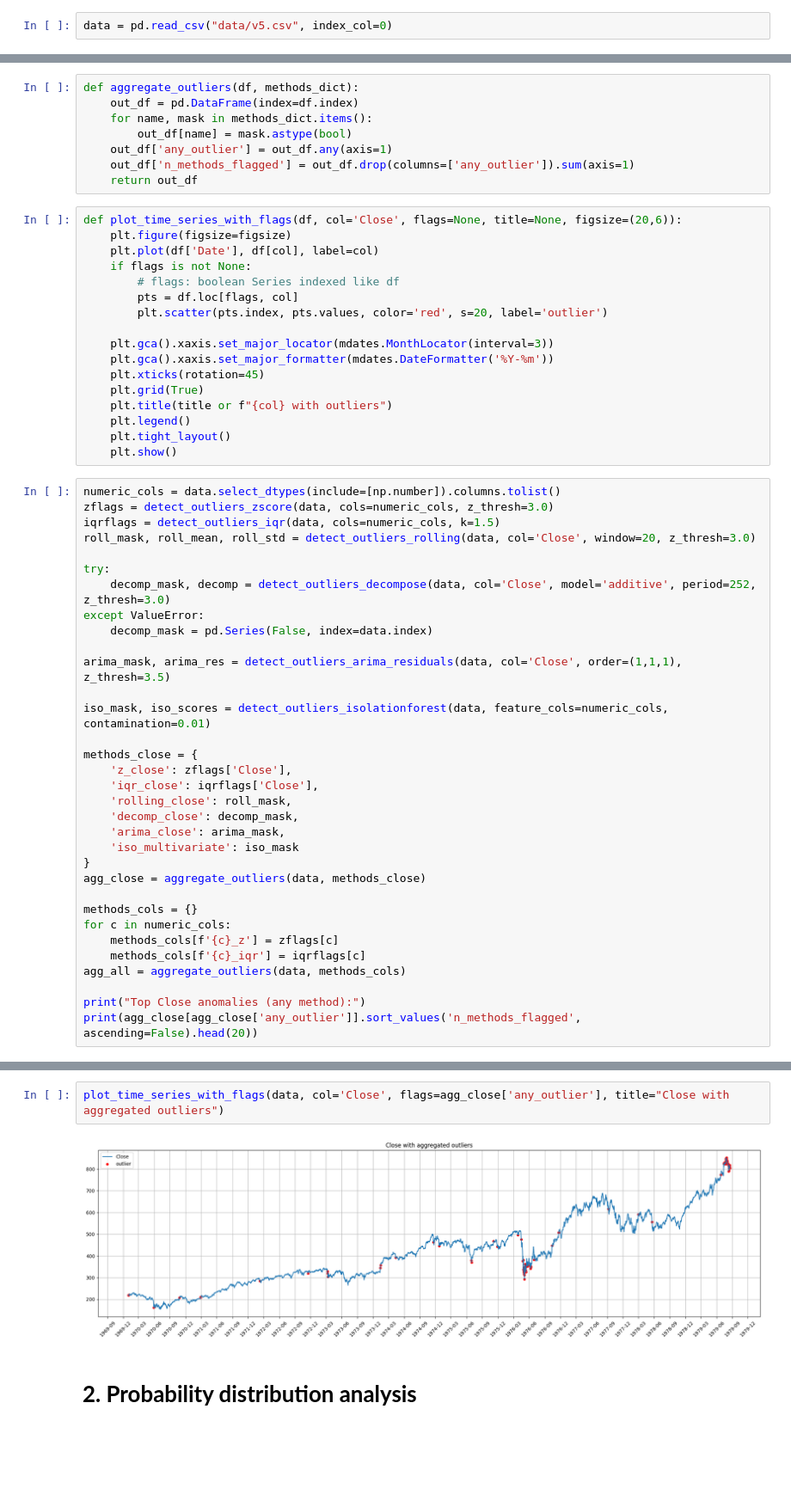
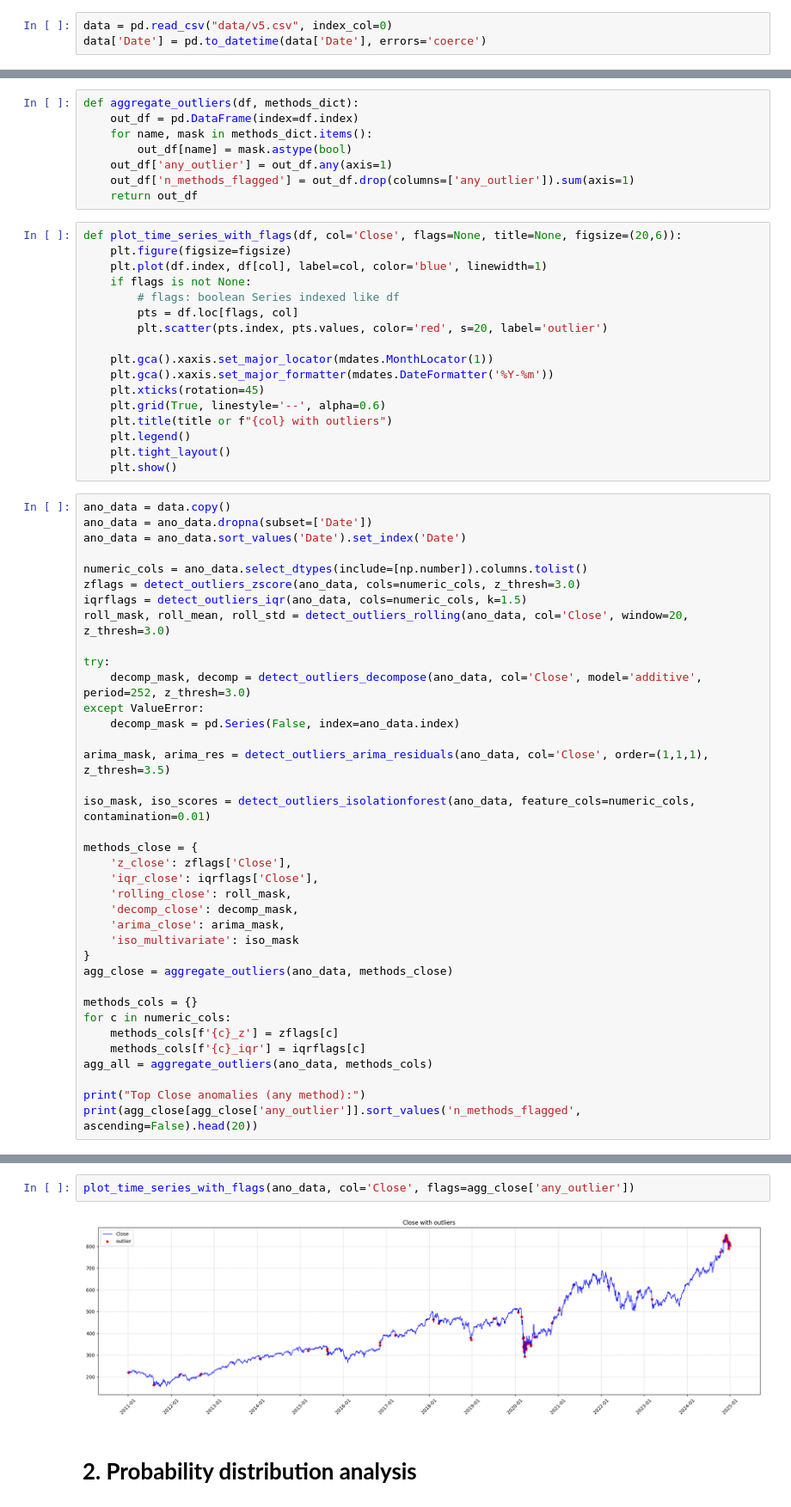
Before and after one commit to VictorNguyenLPN/sp500-dav, a Jupyter notebook: notebook_qhuy.ipynb, the cells around one changed output, grey strips where cells are left out. Shown at 86% size. Drawn from its saved outputs; the diff is of its cells as text; blank space fills up the shorter version.

Commit message:
complete 1.d. anomaly detection

```diff
--- a/notebook_qhuy.ipynb
+++ b/notebook_qhuy.ipynb
@@ -29,6 +29,7 @@ FIG_DIR = "fig"
 ## 0.2. Data downloading
 # %%
 data = pd.read_csv("data/v5.csv", index_col=0)
+data['Date'] = pd.to_datetime(data['Date'], errors='coerce')
 # %% [markdown]
 # **1. EDA**
 # %% [markdown]
@@ -415,34 +414,38 @@ def aggregate_outliers(df, methods_dict):
 # %%
 def plot_time_series_with_flags(df, col='Close', flags=None, title=None, figsize=(20,6)):
     plt.figure(figsize=figsize)
-    plt.plot(df['Date'], df[col], label=col)
+    plt.plot(df.index, df[col], label=col, color='blue', linewidth=1)
     if flags is not None:
         # flags: boolean Series indexed like df
         pts = df.loc[flags, col]
         plt.scatter(pts.index, pts.values, color='red', s=20, label='outlier')
 
-    plt.gca().xaxis.set_major_locator(mdates.MonthLocator(interval=3))
+    plt.gca().xaxis.set_major_locator(mdates.MonthLocator(1))
     plt.gca().xaxis.set_major_formatter(mdates.DateFormatter('%Y-%m'))
     plt.xticks(rotation=45)
-    plt.grid(True)
+    plt.grid(True, linestyle='--', alpha=0.6)
     plt.title(title or f"{col} with outliers")
     plt.legend()
     plt.tight_layout()
     plt.show()
 # %%
-numeric_cols = data.select_dtypes(include=[np.number]).columns.tolist()
-zflags = detect_outliers_zscore(data, cols=numeric_cols, z_thresh=3.0)
-iqrflags = detect_outliers_iqr(data, cols=numeric_cols, k=1.5)
-roll_mask, roll_mean, roll_std = detect_outliers_rolling(data, col='Close', window=20, z_thresh=3.0)
+ano_data = data.copy()
+ano_data = ano_data.dropna(subset=['Date'])
+ano_data = ano_data.sort_values('Date').set_index('Date')
+
+numeric_cols = ano_data.select_dtypes(include=[np.number]).columns.tolist()
+zflags = detect_outliers_zscore(ano_data, cols=numeric_cols, z_thresh=3.0)
+iqrflags = detect_outliers_iqr(ano_data, cols=numeric_cols, k=1.5)
+roll_mask, roll_mean, roll_std = detect_outliers_rolling(ano_data, col='Close', window=20, z_thresh=3.0)
 
 try:
-    decomp_mask, decomp = detect_outliers_decompose(data, col='Close', model='additive', period=252, z_thresh=3.0)
+    decomp_mask, decomp = detect_outliers_decompose(ano_data, col='Close', model='additive', period=252, z_thresh=3.0)
 except ValueError:
-    decomp_mask = pd.Series(False, index=data.index)
+    decomp_mask = pd.Series(False, index=ano_data.index)
 
-arima_mask, arima_res = detect_outliers_arima_residuals(data, col='Close', order=(1,1,1), z_thresh=3.5)
+arima_mask, arima_res = detect_outliers_arima_residuals(ano_data, col='Close', order=(1,1,1), z_thresh=3.5)
 
-iso_mask, iso_scores = detect_outliers_isolationforest(data, feature_cols=numeric_cols, contamination=0.01)
+iso_mask, iso_scores = detect_outliers_isolationforest(ano_data, feature_cols=numeric_cols, contamination=0.01)
 
 methods_close = {
     'z_close': zflags['Close'],
@@ -452,13 +455,13 @@ methods_close = {
     'arima_close': arima_mask,
     'iso_multivariate': iso_mask
 }
-agg_close = aggregate_outliers(data, methods_close)
+agg_close = aggregate_outliers(ano_data, methods_close)
 
 methods_cols = {}
 for c in numeric_cols:
     methods_cols[f'{c}_z'] = zflags[c]
     methods_cols[f'{c}_iqr'] = iqrflags[c]
-agg_all = aggregate_outliers(data, methods_cols)
+agg_all = aggregate_outliers(ano_data, methods_cols)
 
 print("Top Close anomalies (any method):")
 print(agg_close[agg_close['any_outlier']].sort_values('n_methods_flagged', ascending=False).head(20))
@@ -484,7 +468,7 @@ Top Close anomalies (any method):
 # %%
-plot_time_series_with_flags(data, col='Close', flags=agg_close['any_outlier'], title="Close with aggregated outliers")
+plot_time_series_with_flags(ano_data, col='Close', flags=agg_close['any_outlier'])
 # %% [output]
-[figure, old version]
+[figure, new version]
 # %% [markdown]
 # **2. Probability distribution analysis**
 # %% [markdown]
```
Also changed, not shown: parts of 4 cells of this notebook.
